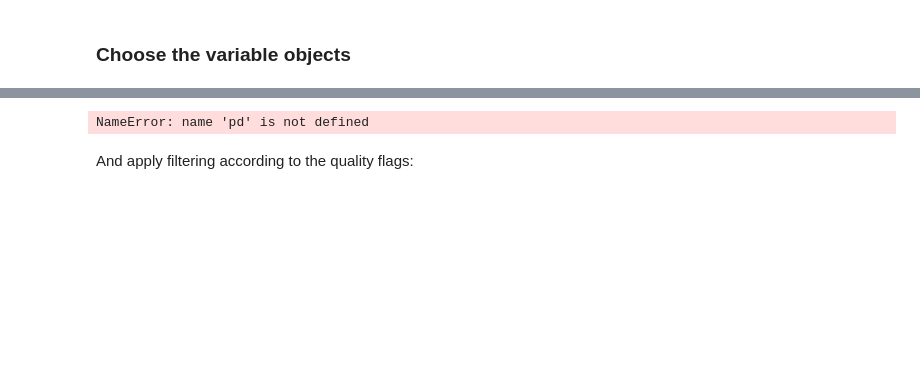
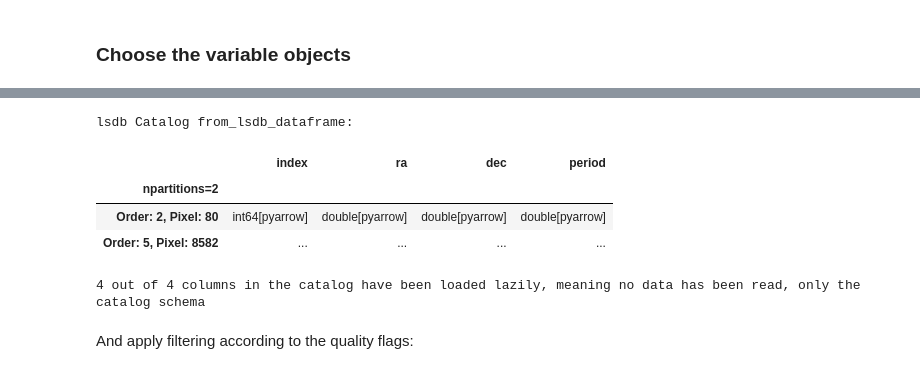
Before and after one commit to lincc-frameworks/RCW_Hackathon_2025_LSDB, a Jupyter notebook: Notebook_4.ipynb, the cells around one changed output, grey strips where cells are left out. Cells and saved outputs as stored; diff of their text form; code cells hidden in the pictures; blank space fills up the shorter version.

```diff
--- a/Notebook_4.ipynb
+++ b/Notebook_4.ipynb
@@ -35,23 +55,29 @@ We have a selection of 10 variable objects, which were found from previous analy
 # %%
-variables_csv = """ra,dec,period
+variables_csv = \
+"""ra,dec,period
 94.95546,-24.73952,0.12095
 95.30235,-25.27431,0.12248
 94.91626,-24.69648,0.12038
 95.12418,-25.04329,0.23554
 58.83506,-48.79122,0.56335
 94.92264,-25.23185,0.07672
 94.72086,-25.05767,0.17559
 94.97073,-25.13643,0.12048
 59.12997,-48.78522,0.11628
 94.72086,-25.05767,0.17554
 """
-# We add the index as a column of the DataFrame so we can later retrieve
-# all the Rubin data from difference and science imaging
 variables_df = pd.read_csv(StringIO(variables_csv)).reset_index()
-# Transform the DataFrame into a LSDB Catalog
+
+# Transform the DataFrame into a LSDB Catalog. Not necesarry to crossmatch, but to showcase the ability to do so.
 variables_catalog = lsdb.from_dataframe(variables_df)
+variables_catalog
 # %% [output]
-NameError: name 'pd' is not defined
+lsdb Catalog from_lsdb_dataframe:
+|  | index | ra | dec | period |
+| npartitions=2 |  |  |  |  |
+| Order: 2, Pixel: 80 | int64[pyarrow] | double[pyarrow] | double[pyarrow] | double[pyarrow] |
+| Order: 5, Pixel: 8582 | ... | ... | ... | ... |
+4 out of 4 columns in the catalog have been loaded lazily, meaning no data has been read, only the catalog schema
 # %%
 XMATCH_RADIUS_ARCSEC = 0.2
 variable_object = variables_catalog.crossmatch(
```
Also changed, not shown: parts of 13 cells of this notebook, 3 other files.
